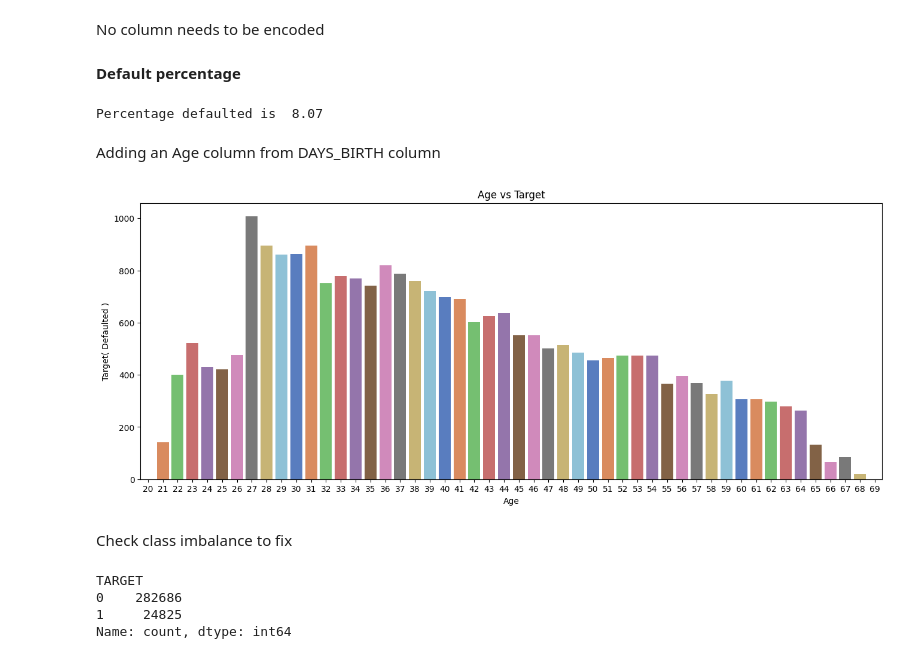
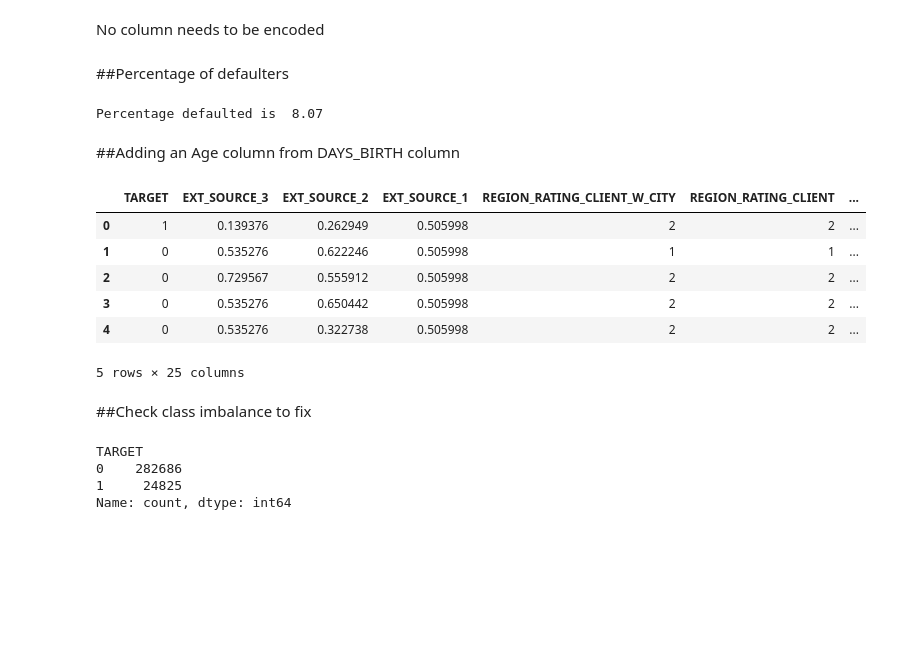
Before and after one commit to tksundar/housing_loan_data_analysis, a Jupyter notebook: housing_loan_data_analysis.ipynb, the cells around one changed output. Saved outputs shown, nothing was run; the diff lists cells and outputs as text; code cells hidden in the pictures; blank space fills up the shorter version.

```diff
--- a/housing_loan_data_analysis.ipynb
+++ b/housing_loan_data_analysis.ipynb
@@ -72,9 +82,9 @@ Create a new dataset with the above features
 # %%
 features = corr.index
-new_data = loan_data[features]
-print(new_data.shape)
+data = loan_data[features]
+print(data.shape)
 #check null values
-new_data.isnull().sum()
+data.isnull().sum()
 # %% [output]
 (307511, 25)
 |  | 0 |
@@ -212,6 +226,6 @@ dtypes: float64(15), int64(10)
 memory usage: 58.7 MB
 # %% [markdown]
 No column needs to be encoded
-# %% [markdown]
-**Default percentage**
+# %% [markdown]
+##Percentage of defaulters
 # %%
@@ -222,23 +236,24 @@ print(f'Percentage defaulted is  {100*defaulted/total_borrowers:.2f}')
 # %% [output]
 Percentage defaulted is  8.07
 # %% [markdown]
-Adding an Age column from DAYS_BIRTH column
+##Adding an Age column from DAYS_BIRTH column
-# %%
-def preprocess(data):
-  data['AGE'] = new_data['DAYS_BIRTH'].apply(lambda x: int(abs(x)/365))
-  data.drop('DAYS_BIRTH',axis=1,inplace=True)
-preprocess(new_data)
-df = pd.DataFrame(new_data.groupby(['AGE']).TARGET.sum()).reset_index()
-plt.figure(figsize=(16,6))
-sns.barplot(x='AGE',y='TARGET',data=df,palette=sns.color_palette('muted'))
-plt.title('Age vs Target')
-plt.ylabel('Target( Defaulted )')
-plt.xlabel('Age')
-plt.show()
-# %% [output]
-[figure, removed]
+# %%
+def preprocess(data):
+  data['AGE'] = data['DAYS_BIRTH'].apply(lambda x: int(abs(x)/365))
+  new_data = data.drop('DAYS_BIRTH',axis=1)
+  return new_data
+new_data = preprocess(data)
+new_data.head()
+# %% [output]
+|  | TARGET | EXT_SOURCE_3 | EXT_SOURCE_2 | EXT_SOURCE_1 | REGION_RATING_CLIENT_W_CITY | REGION_RATING_CLIENT | ... |
+| 0 | 1 | 0.139376 | 0.262949 | 0.505998 | 2 | 2 | ... |
+| 1 | 0 | 0.535276 | 0.622246 | 0.505998 | 1 | 1 | ... |
+| 2 | 0 | 0.729567 | 0.555912 | 0.505998 | 2 | 2 | ... |
+| 3 | 0 | 0.535276 | 0.650442 | 0.505998 | 2 | 2 | ... |
+| 4 | 0 | 0.535276 | 0.322738 | 0.505998 | 2 | 2 | ... |
+5 rows × 25 columns
 # %% [markdown]
-Check class imbalance to fix
+##Check class imbalance to fix
 # %%
 # Check imbalance
 print(new_data.TARGET.value_counts())
```
Also changed, not shown: parts of 45 cells of this notebook.
